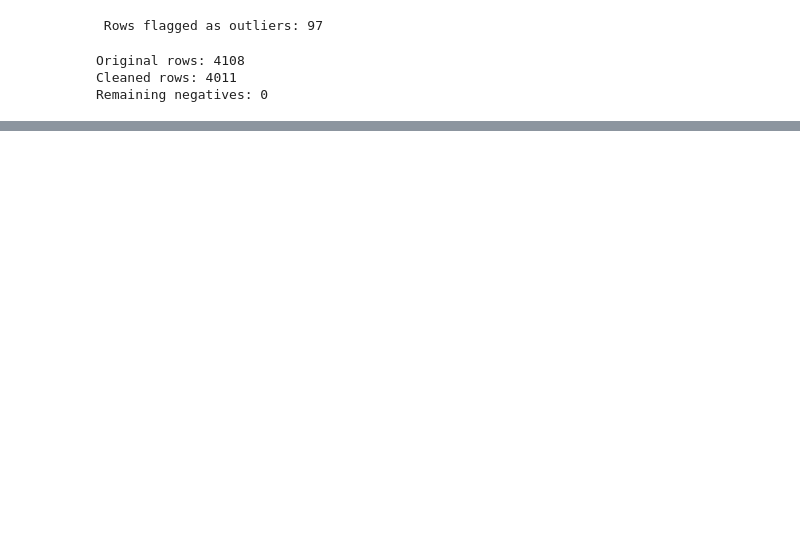
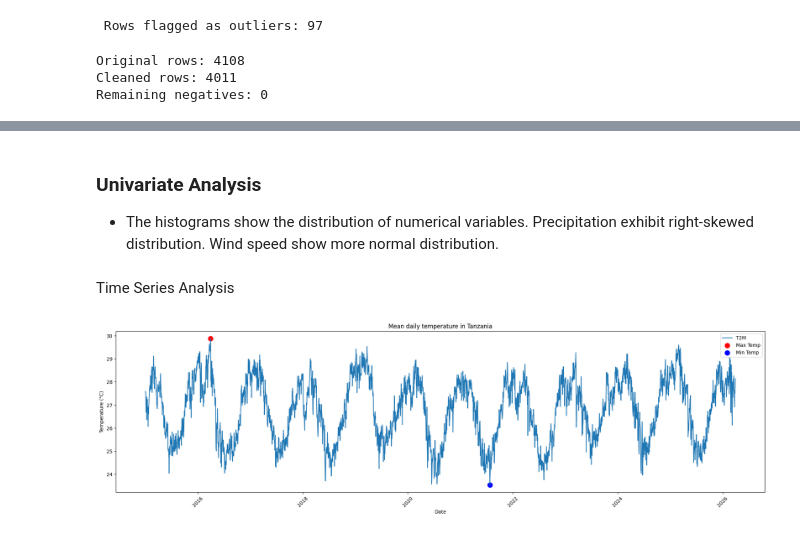
Before and after one commit to tibarekb/climate-challenge-week0, a Jupyter notebook: notebooks/tanzania_eda.ipynb, the cells around one changed output, grey strips where cells are left out. Saved outputs shown, nothing was run; the diff lists cells and outputs as text; code cells hidden in the pictures; blank space fills up the shorter version.

```diff
--- a/notebooks/tanzania_eda.ipynb
+++ b/notebooks/tanzania_eda.ipynb
@@ -197,0 +206,36 @@ plt.scatter(x='T2M', y='RH2M', data=df_clean, s='PRECTOTCORR')
+# %% [markdown]
+### Univariate Analysis
+- The histograms show the distribution of numerical variables. Precipitation exhibit right-skewed distribution. Wind speed show more normal distribution.
+# %% [markdown]
+Time Series Analysis
+# %%
+plt.figure(figsize=(24, 6))
+
+plt.plot('date', 'T2M', data=df_clean)
+
+#Add title and labels
+plt.xlabel('Date')
+plt.ylabel('Temperature (°C)')
+plt.title('Mean daily temperature in Tanzania')
+
+# Rotate x-axis labels by 45 degrees for better visibility
+plt.xticks(rotation=45)
+
+#Find the index of the maximum temperature
+max_temp_index = df_clean['T2M'].idxmax()
+min_temp_index = df_clean['T2M'].idxmin()
+
+#Annotate the maximum temperature point
+plt.scatter(df_clean['date'].loc[max_temp_index], df_clean['T2M'].loc[max_temp_index],
+            color='red', marker='o', s=[100], label='Max Temp')
+
+#Annotate the minimum temperature point
+plt.scatter(df_clean['date'].loc[min_temp_index], df_clean['T2M'].loc[min_temp_index],
+            color='blue', marker='o', s=[100], label='Min Temp')
+
+plt.legend()
+
+#Display the plot
+plt.show()
+# %% [output]
+[figure, added]
```
Also changed, not shown: parts of 66 cells of this notebook.
